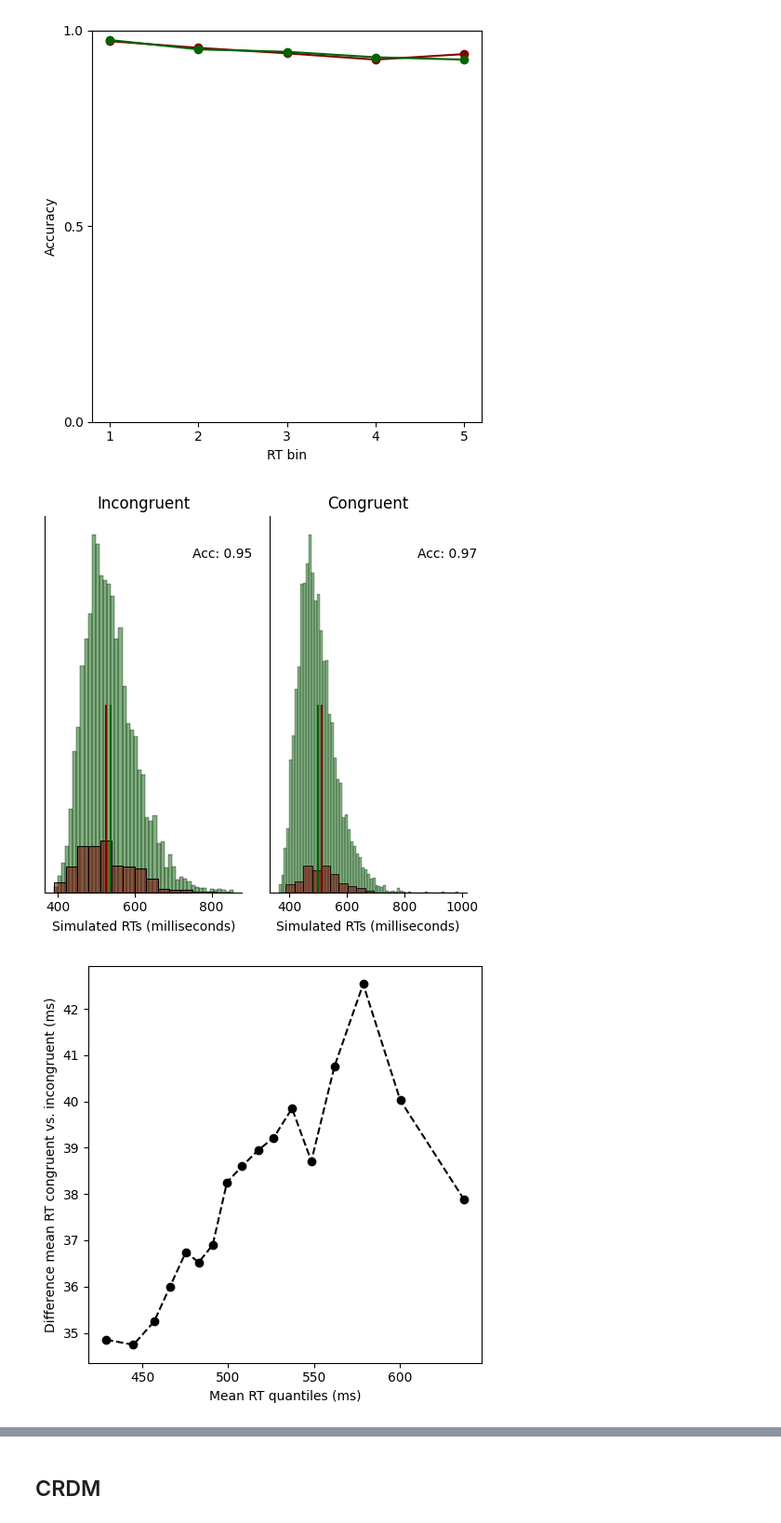
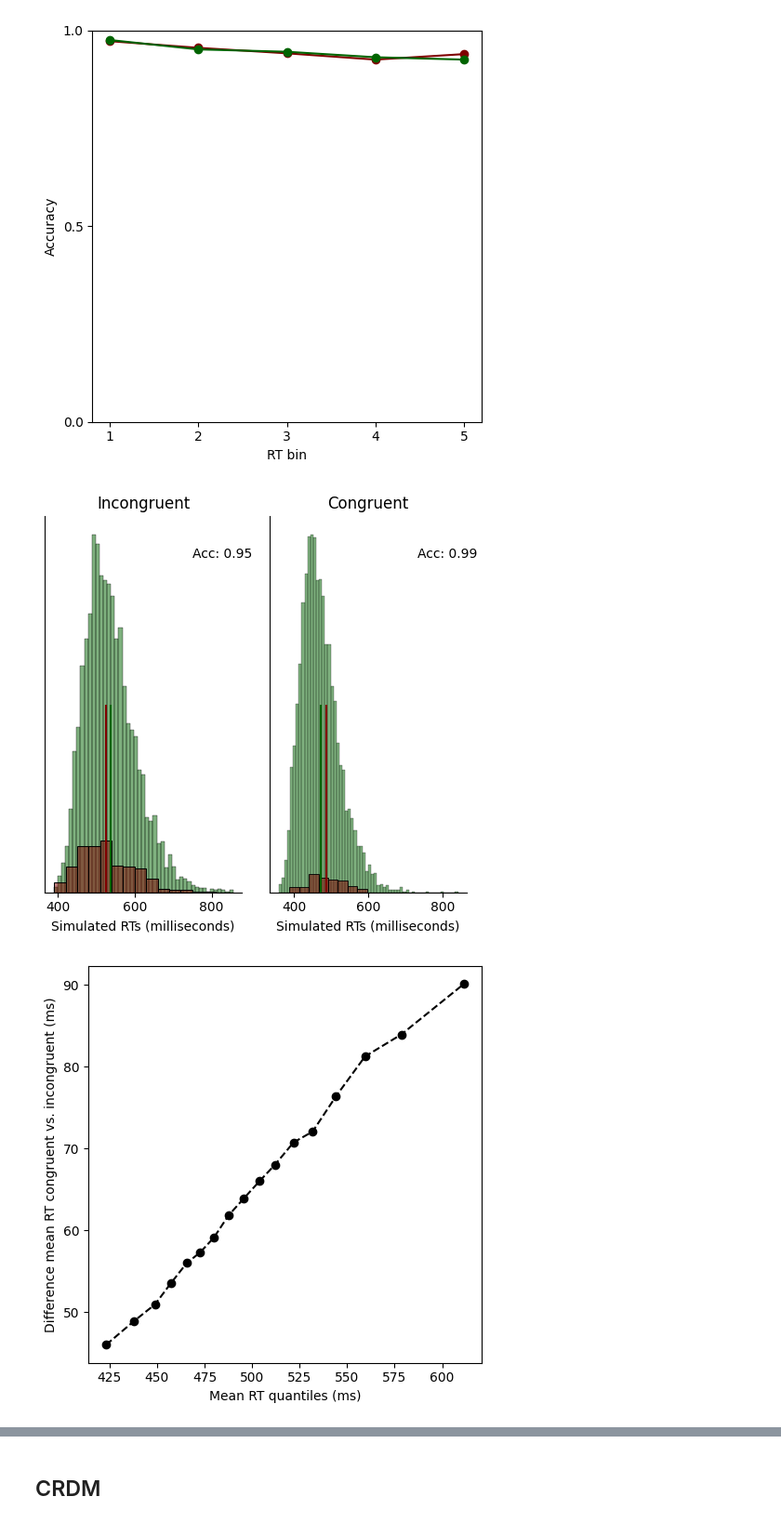
Before and after one commit to maltelueken/neural-race-model-estimation, a Jupyter notebook: notebooks/plot_delta_functions.ipynb, the cells around one changed output, grey strips where cells are left out. Shown at 93% size. Cells and saved outputs as stored; diff of their text form; code cells hidden in the pictures.

```diff
--- a/notebooks/plot_delta_functions.ipynb
+++ b/notebooks/plot_delta_functions.ipynb
@@ -188,19 +189,19 @@ _ = create_caf_plot(data)
 # %%
 params = dict(
     v_intercept=1.0,
-    v_slope_congruent=5.0,
+    v_slope_congruent=6.0,
     v_slope_incongruent=4.0,
     s_true_congruent=0.9,
     s_true_incongruent=0.7,
     b=1.2,
     t0=0.3,
 )
 
 data = simulate_rdm_conditions(**params)
 
 _ = create_pushforward_plot(data)
 _ = create_delta_plot(data)
 _ = create_caf_plot(data)
 # %% [output]
-[figure, old version]
+[figure, new version]
-[figure, old version]
+[figure, new version]
```
Also changed, not shown: parts of 9 cells of this notebook.
